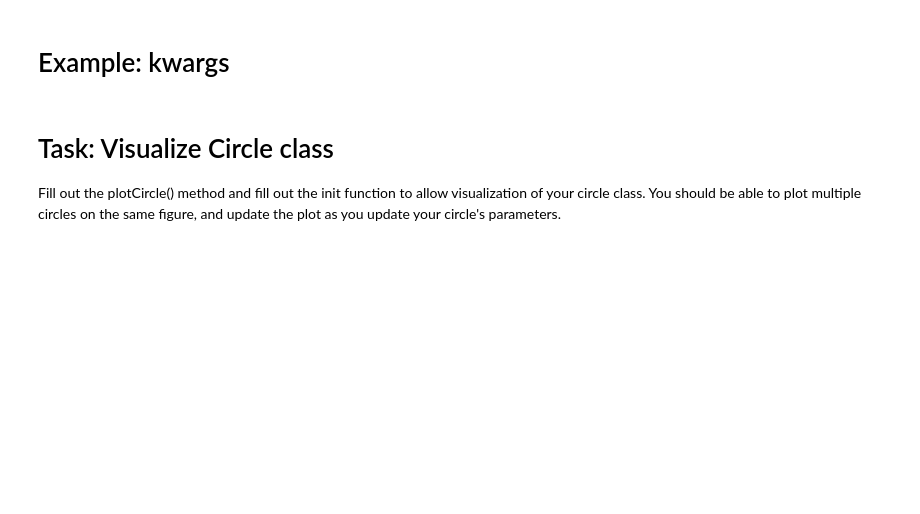
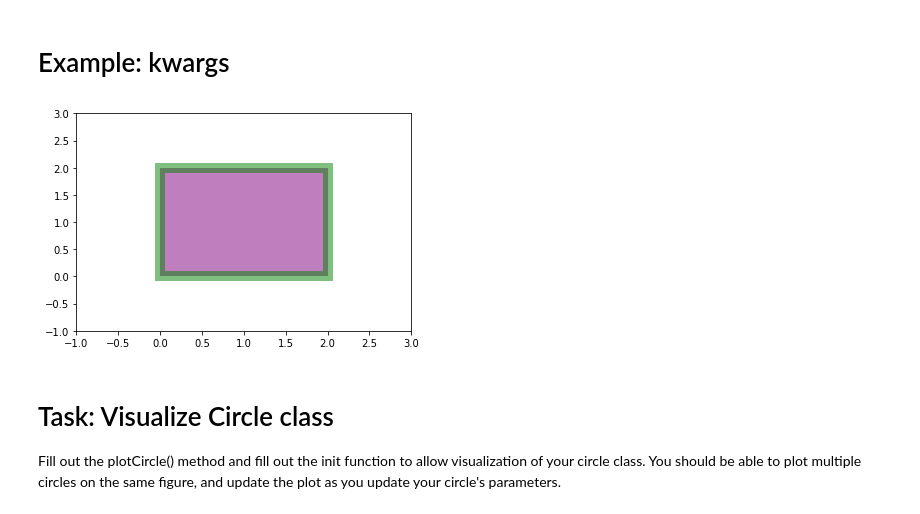
Before and after one commit to dstorer/ElliottPython, a Jupyter notebook: Visualization.ipynb, the cells around one changed output. Cells and saved outputs as stored; diff of their text form; code cells hidden in the pictures; blank space fills up the shorter version.

```diff
--- a/Visualization.ipynb
+++ b/Visualization.ipynb
@@ -48,3 +57,7 @@ plotRectangle()
+# %%
+plotRectangle(facecolor='purple', edgecolor='green', linewidth=10, alpha=0.5)
+# %% [output]
+[figure, added]
 # %% [markdown]
 # Task: Visualize Circle class
 
```
Also changed, not shown: parts of 7 cells of this notebook.
